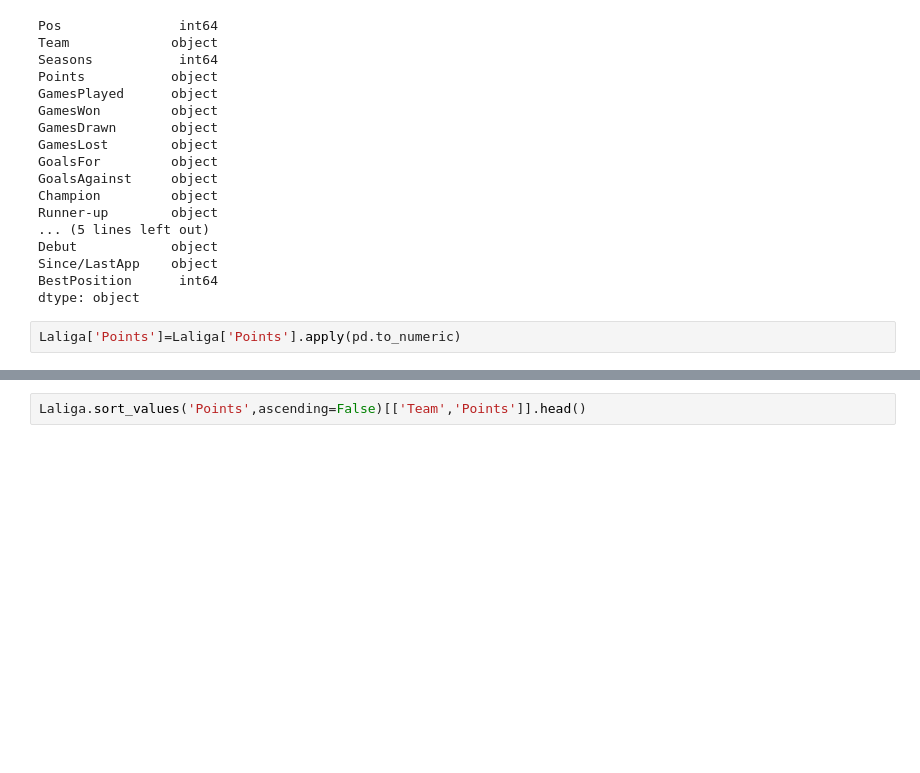
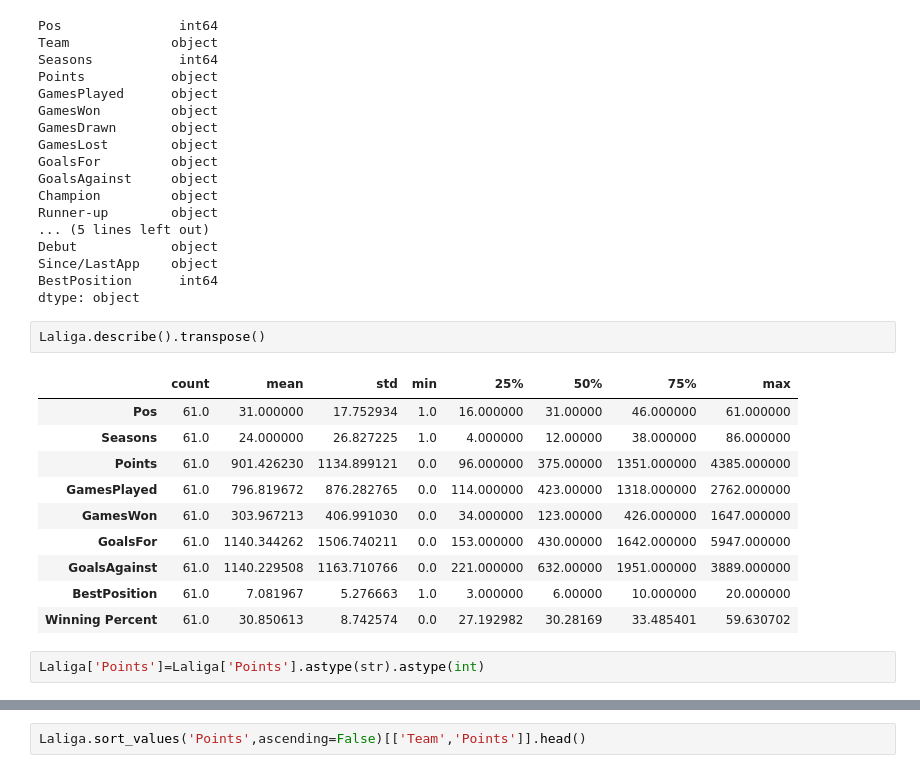
Before and after one commit to GreatLearningAIML1/bangalore-aug19-batch-utkarshkrishna111, a Jupyter notebook: Project1_August.ipynb, the cells around one changed output, grey strips where cells are left out. Drawn from its saved outputs; the diff is of its cells as text; blank space fills up the shorter version.

```diff
--- a/Project1_August.ipynb
+++ b/Project1_August.ipynb
@@ -87,8 +94,21 @@ Debut            object
 Since/LastApp    object
 BestPosition      int64
 dtype: object
+# %%
+Laliga.describe().transpose()
+# %% [output]
+|  | count | mean | std | min | 25% | 50% | 75% | max |
+| Pos | 61.0 | 31.000000 | 17.752934 | 1.0 | 16.000000 | 31.00000 | 46.000000 | 61.000000 |
+| Seasons | 61.0 | 24.000000 | 26.827225 | 1.0 | 4.000000 | 12.00000 | 38.000000 | 86.000000 |
+| Points | 61.0 | 901.426230 | 1134.899121 | 0.0 | 96.000000 | 375.00000 | 1351.000000 | 4385.000000 |
+| GamesPlayed | 61.0 | 796.819672 | 876.282765 | 0.0 | 114.000000 | 423.00000 | 1318.000000 | 2762.000000 |
+| GamesWon | 61.0 | 303.967213 | 406.991030 | 0.0 | 34.000000 | 123.00000 | 426.000000 | 1647.000000 |
+| GoalsFor | 61.0 | 1140.344262 | 1506.740211 | 0.0 | 153.000000 | 430.00000 | 1642.000000 | 5947.000000 |
+| GoalsAgainst | 61.0 | 1140.229508 | 1163.710766 | 0.0 | 221.000000 | 632.00000 | 1951.000000 | 3889.000000 |
+| BestPosition | 61.0 | 7.081967 | 5.276663 | 1.0 | 3.000000 | 6.00000 | 10.000000 | 20.000000 |
+| Winning Percent | 61.0 | 30.850613 | 8.742574 | 0.0 | 27.192982 | 30.28169 | 33.485401 | 59.630702 |
 # %%
-Laliga['Points']=Laliga['Points'].apply(pd.to_numeric)
+Laliga['Points']=Laliga['Points'].astype(str).astype(int)
 # %%
 Laliga.dtypes
 # %% [output]
```
Also changed, not shown: parts of 9 cells of this notebook.
